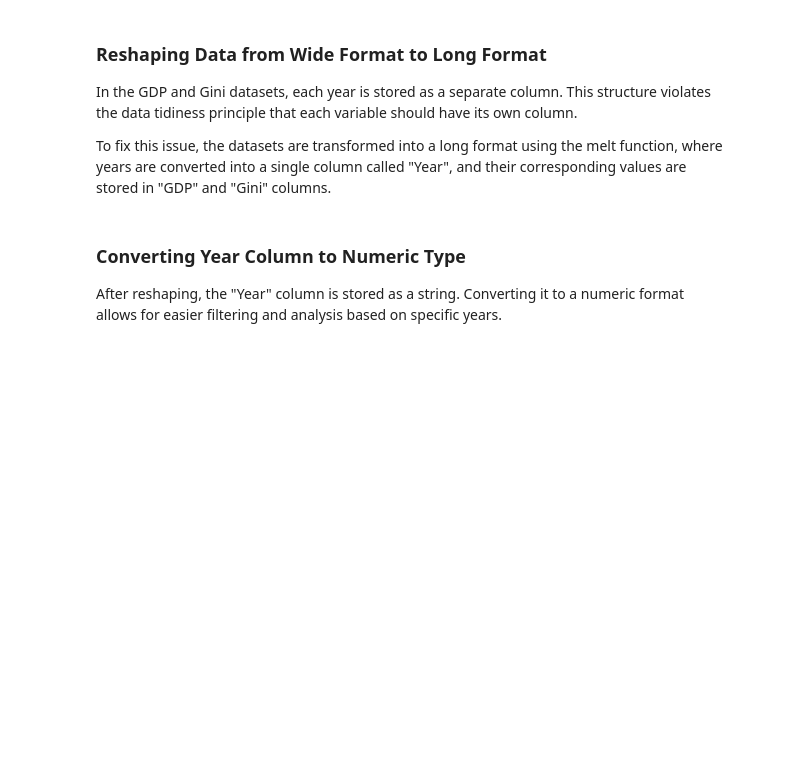
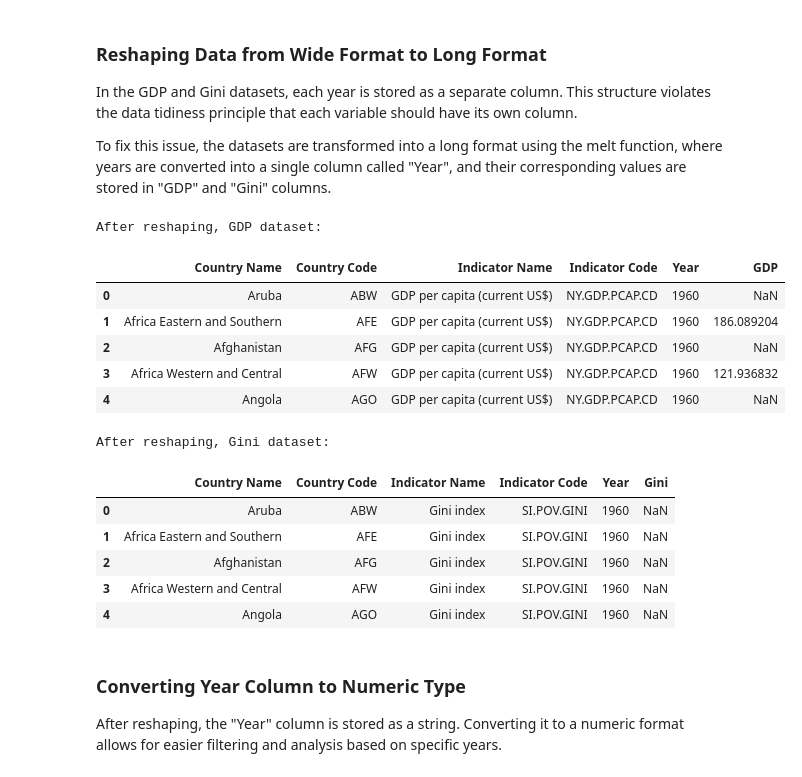
Before and after one commit to basel-lefdawy/Global-Happiness-and-Inequality-Analysis, a Jupyter notebook: notebook.ipynb, the cells around one changed output. Saved outputs shown, nothing was run; the diff lists cells and outputs as text; code cells hidden in the pictures; blank space fills up the shorter version.

```diff
--- a/notebook.ipynb
+++ b/notebook.ipynb
@@ -211,17 +276,39 @@ To fix this issue, the datasets are transformed into a long format using the mel
 # %%
 # Reshape GDP dataset
 gdp_melted = gdp.melt(
-    id_vars=['Country Name', 'Country Code'],
+    id_vars=['Country Name', 'Country Code', 'Indicator Name', 'Indicator Code'],
     var_name='Year',
     value_name='GDP'
 )
 
 # Reshape Gini dataset
 gini_melted = gini.melt(
-    id_vars=['Country Name', 'Country Code'],
+    id_vars=['Country Name', 'Country Code', 'Indicator Name', 'Indicator Code'],
     var_name='Year',
     value_name='Gini'
 )
+# %%
+# checking validation
+print("After reshaping, GDP dataset:")
+display(gdp_melted.head())
+
+print("\nAfter reshaping, Gini dataset:")
+display(gini_melted.head())
+# %% [output]
+After reshaping, GDP dataset:
+|  | Country Name | Country Code | Indicator Name | Indicator Code | Year | GDP |
+| 0 | Aruba | ABW | GDP per capita (current US$) | NY.GDP.PCAP.CD | 1960 | NaN |
+| 1 | Africa Eastern and Southern | AFE | GDP per capita (current US$) | NY.GDP.PCAP.CD | 1960 | 186.089204 |
+| 2 | Afghanistan | AFG | GDP per capita (current US$) | NY.GDP.PCAP.CD | 1960 | NaN |
+| 3 | Africa Western and Central | AFW | GDP per capita (current US$) | NY.GDP.PCAP.CD | 1960 | 121.936832 |
+| 4 | Angola | AGO | GDP per capita (current US$) | NY.GDP.PCAP.CD | 1960 | NaN |
+After reshaping, Gini dataset:
+|  | Country Name | Country Code | Indicator Name | Indicator Code | Year | Gini |
+| 0 | Aruba | ABW | Gini index | SI.POV.GINI | 1960 | NaN |
+| 1 | Africa Eastern and Southern | AFE | Gini index | SI.POV.GINI | 1960 | NaN |
+| 2 | Afghanistan | AFG | Gini index | SI.POV.GINI | 1960 | NaN |
+| 3 | Africa Western and Central | AFW | Gini index | SI.POV.GINI | 1960 | NaN |
+| 4 | Angola | AGO | Gini index | SI.POV.GINI | 1960 | NaN |
 # %% [markdown]
 ### Converting Year Column to Numeric Type
 
```
Also changed, not shown: parts of 10 cells of this notebook, 2 other files.
